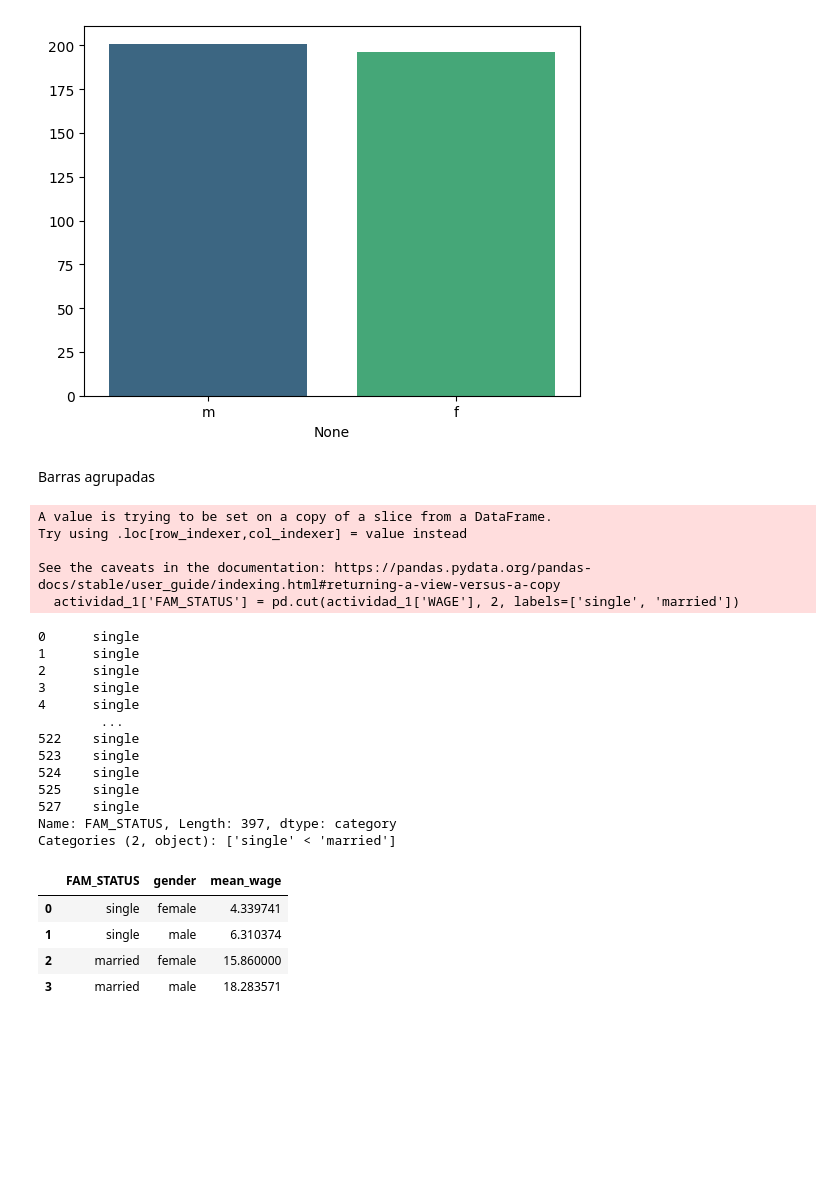
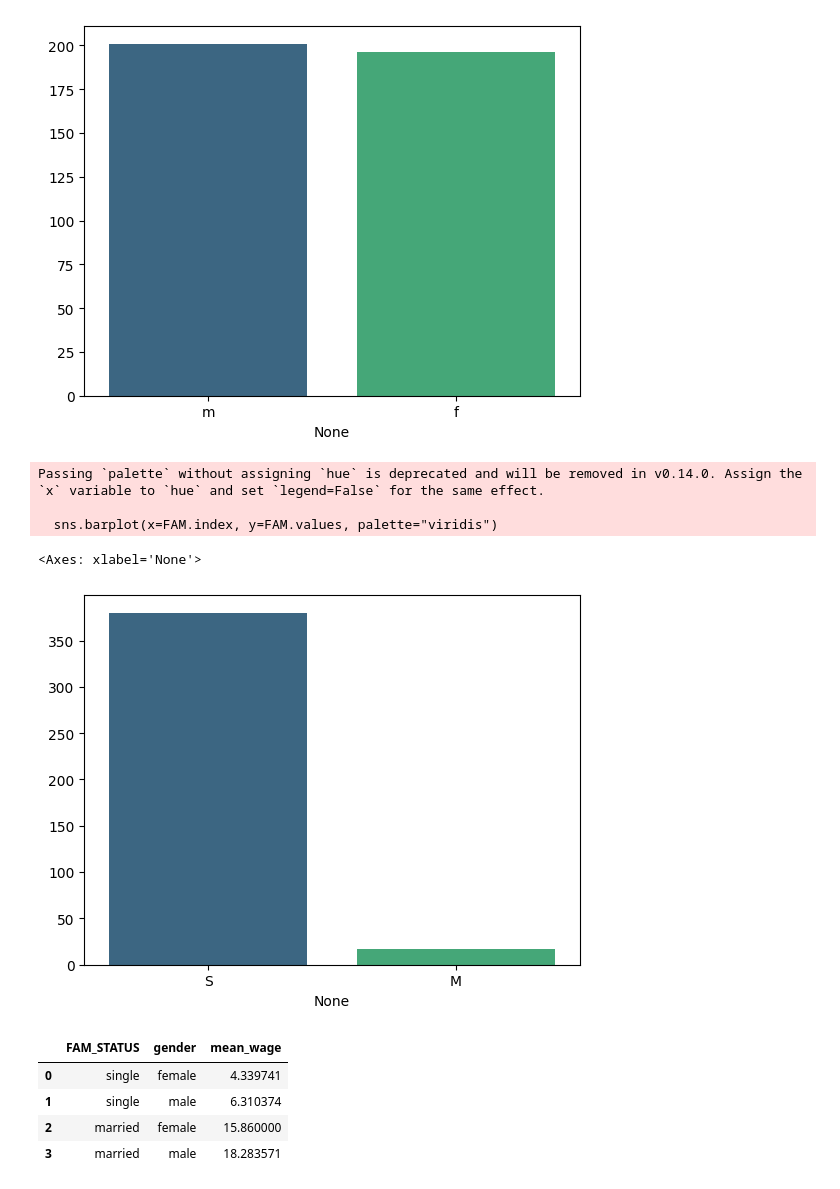
Before and after one commit to v1sstar/machine_learning_project, a Jupyter notebook: Taller_actividad_1.ipynb, the cells around one changed output. Drawn from its saved outputs; the diff is of its cells as text; code cells hidden in the pictures; blank space fills up the shorter version.

```diff
--- a/Taller_actividad_1.ipynb
+++ b/Taller_actividad_1.ipynb
@@ -209,32 +204,17 @@ Passing `palette` without assigning `hue` is deprecated and will be removed in v
   sns.barplot(x=gen.index, y=gen.values, palette="viridis")
 <Axes: xlabel='None'>
 [figure]
-# %% [markdown]
-Barras agrupadas
-# %%
-actividad_1['FAM_STATUS'] = pd.cut(actividad_1['WAGE'], 2, labels=['single', 'married'])
-# %% [output]
-A value is trying to be set on a copy of a slice from a DataFrame.
-Try using .loc[row_indexer,col_indexer] = value instead
-
-See the caveats in the documentation: https://pandas.pydata.org/pandas-docs/stable/user_guide/indexing.html#returning-a-view-versus-a-copy
-  actividad_1['FAM_STATUS'] = pd.cut(actividad_1['WAGE'], 2, labels=['single', 'married'])
-# %%
-actividad_1['FAM_STATUS']
-# %% [output]
-0      single
-1      single
-2      single
-3      single
-4      single
-        ...
-522    single
-523    single
-524    single
-525    single
-527    single
-Name: FAM_STATUS, Length: 397, dtype: category
-Categories (2, object): ['single' < 'married']
+# %%
+FAM = actividad_1['FAM_STATUS'].value_counts() #construir una tabla de frecuencias
+FAM.index = ['S', 'M']
+# %%
+sns.barplot(x=FAM.index, y=FAM.values, palette="viridis")
+# %% [output]
+Passing `palette` without assigning `hue` is deprecated and will be removed in v0.14.0. Assign the `x` variable to `hue` and set `legend=False` for the same effect.
+
+  sns.barplot(x=FAM.index, y=FAM.values, palette="viridis")
+<Axes: xlabel='None'>
+[figure, added]
 # %%
 pivot = actividad_1.pivot_table(values='WAGE',
                  index='FAM_STATUS',
```
Also changed, not shown: parts of 4 cells of this notebook.
